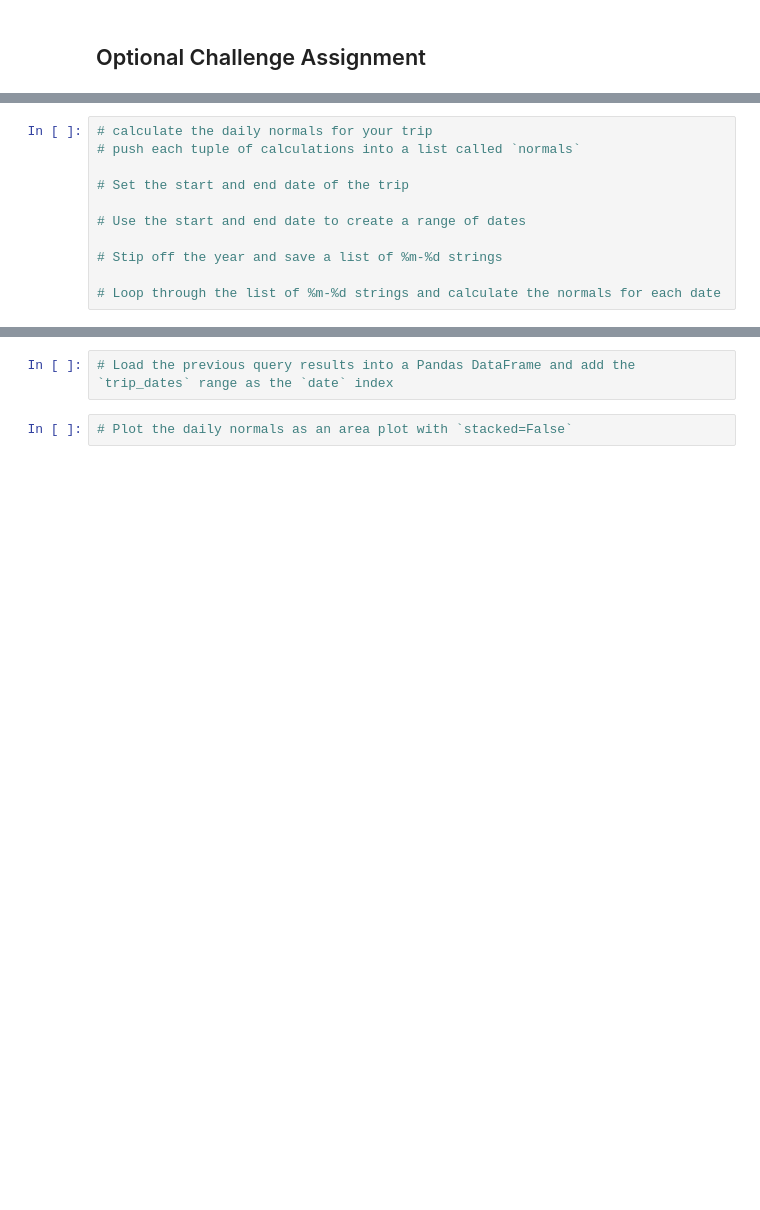
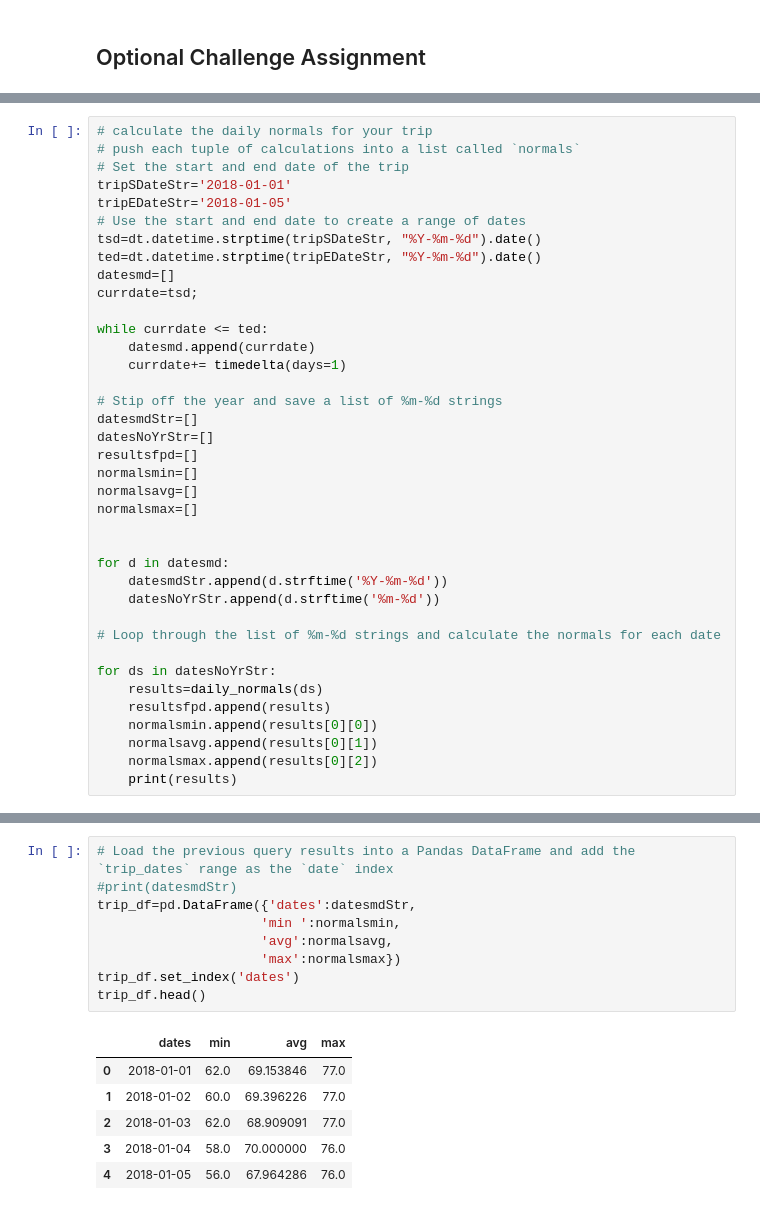
Before and after one commit to hvannia/Alchemy, a Jupyter notebook: climate_starter.ipynb, the cells around one changed output, grey strips where cells are left out. Drawn from its saved outputs; the diff is of its cells as text; blank space fills up the shorter version.

```diff
--- a/climate_starter.ipynb
+++ b/climate_starter.ipynb
@@ -364,11 +334,38 @@ daily_normals("01-01")
 # %%
 # calculate the daily normals for your trip
 # push each tuple of calculations into a list called `normals`
+# Set the start and end date of the trip
+tripSDateStr='2018-01-01'
+tripEDateStr='2018-01-05'
+# Use the start and end date to create a range of dates
+tsd=dt.datetime.strptime(tripSDateStr, "%Y-%m-%d").date()
+ted=dt.datetime.strptime(tripEDateStr, "%Y-%m-%d").date()
+datesmd=[]
+currdate=tsd;
 
-# Set the start and end date of the trip
-
-# Use the start and end date to create a range of dates
+while currdate <= ted:
+    datesmd.append(currdate)
+    currdate+= timedelta(days=1)
 
 # Stip off the year and save a list of %m-%d strings
+datesmdStr=[]
+datesNoYrStr=[]
+resultsfpd=[]
+normalsmin=[]
+normalsavg=[]
+normalsmax=[]
+
+
+for d in datesmd:
+    datesmdStr.append(d.strftime('%Y-%m-%d'))
+    datesNoYrStr.append(d.strftime('%m-%d'))
 
 # Loop through the list of %m-%d strings and calculate the normals for each date
+
+for ds in datesNoYrStr:
+    results=daily_normals(ds)
+    resultsfpd.append(results)
+    normalsmin.append(results[0][0])
+    normalsavg.append(results[0][1])
+    normalsmax.append(results[0][2])
+    print(results)
@@ -375,4 +390,16 @@ daily_normals("01-01")
 # %%
 # Load the previous query results into a Pandas DataFrame and add the `trip_dates` range as the `date` index
+#print(datesmdStr)
+trip_df=pd.DataFrame({'dates':datesmdStr,
+                     'min ':normalsmin,
+                     'avg':normalsavg,
+                     'max':normalsmax})
+trip_df.set_index('dates')
+trip_df.head()
+# %% [output]
+|  | dates | min | avg | max |
+| 0 | 2018-01-01 | 62.0 | 69.153846 | 77.0 |
+| 1 | 2018-01-02 | 60.0 | 69.396226 | 77.0 |
+| 2 | 2018-01-03 | 62.0 | 68.909091 | 77.0 |
+| 3 | 2018-01-04 | 58.0 | 70.000000 | 76.0 |
+| 4 | 2018-01-05 | 56.0 | 67.964286 | 76.0 |
-# %%
-# Plot the daily normals as an area plot with `stacked=False`
```
Also changed, not shown: parts of 6 cells of this notebook.
